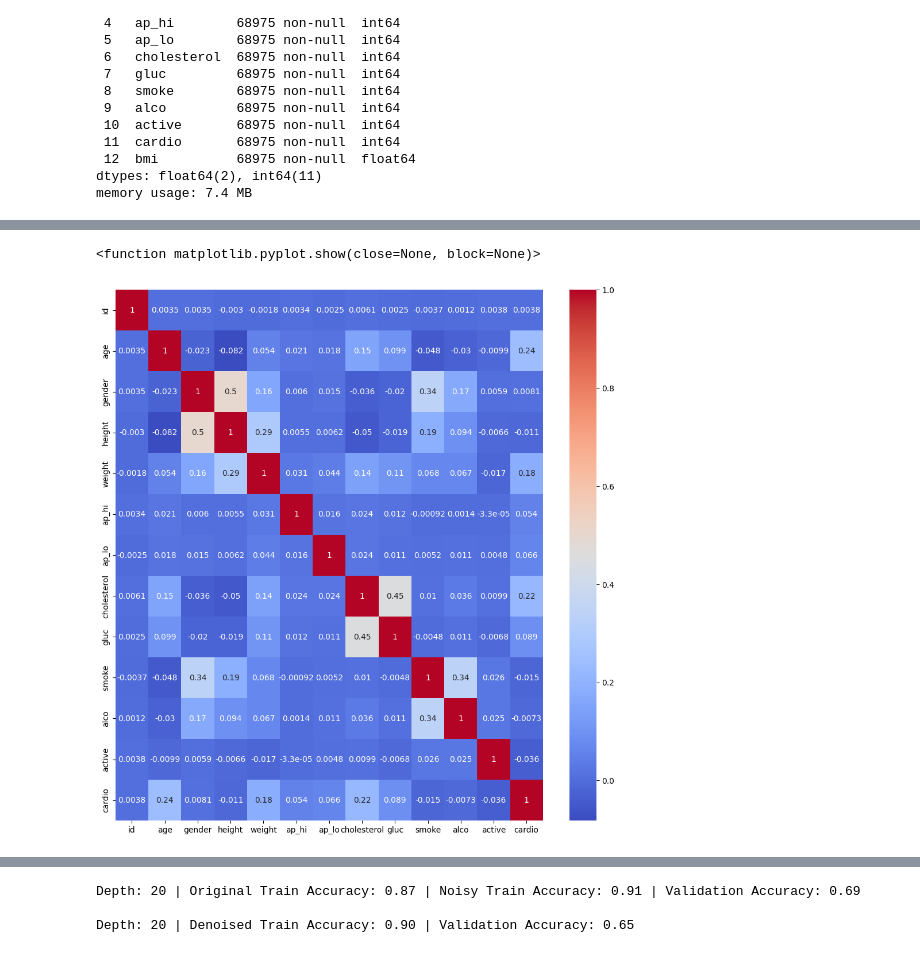
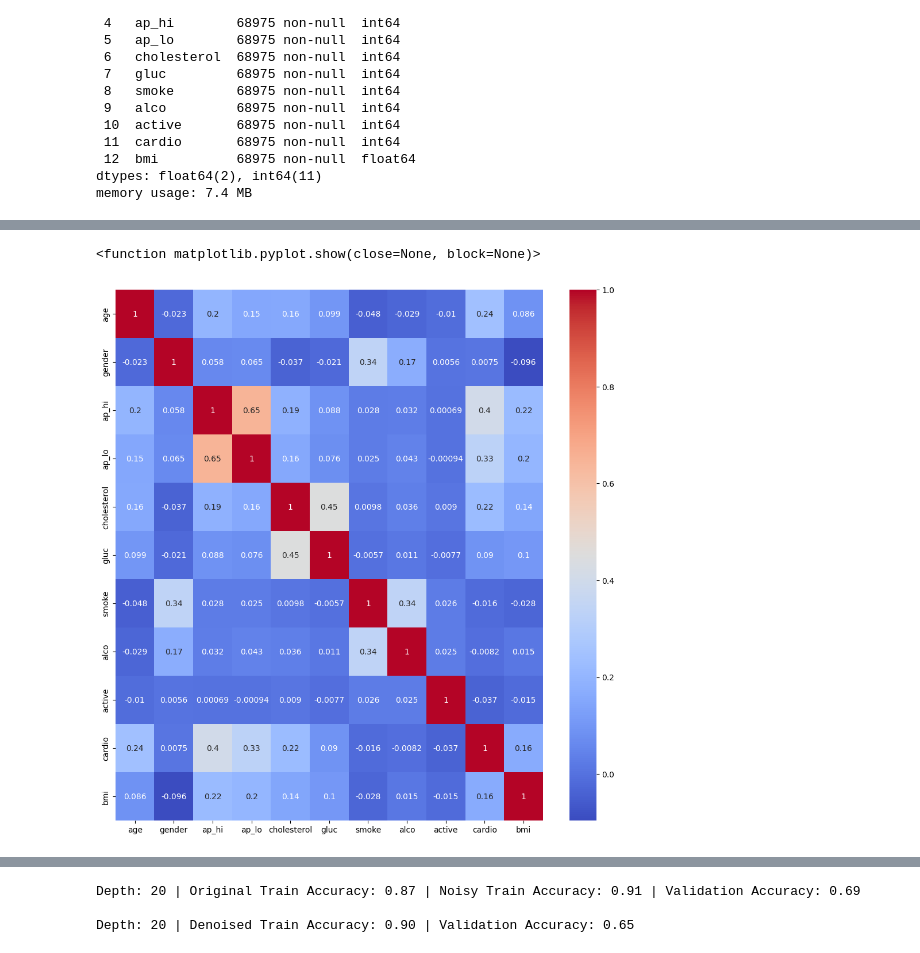
Before and after one commit to Dimus0/Heart-Failure, a Jupyter notebook: research_model/research.ipynb, the cells around one changed output, grey strips where cells are left out. Cells and saved outputs as stored; diff of their text form; code cells hidden in the pictures.

```diff
--- a/research_model/research.ipynb
+++ b/research_model/research.ipynb
@@ -154,9 +106,9 @@ Name: count, dtype: int64
 # %%
 plt.figure(figsize=(12,12))
-sns.heatmap(df.corr(),cmap='coolwarm',annot=True)
+sns.heatmap(data.corr(),cmap='coolwarm',annot=True)
 plt.show
 # %% [output]
 <function matplotlib.pyplot.show(close=None, block=None)>
-[figure, old version]
+[figure, new version]
 # %%
 from sklearn.preprocessing import StandardScaler
```
Also changed, not shown: parts of 44 cells of this notebook, 5 other files.
